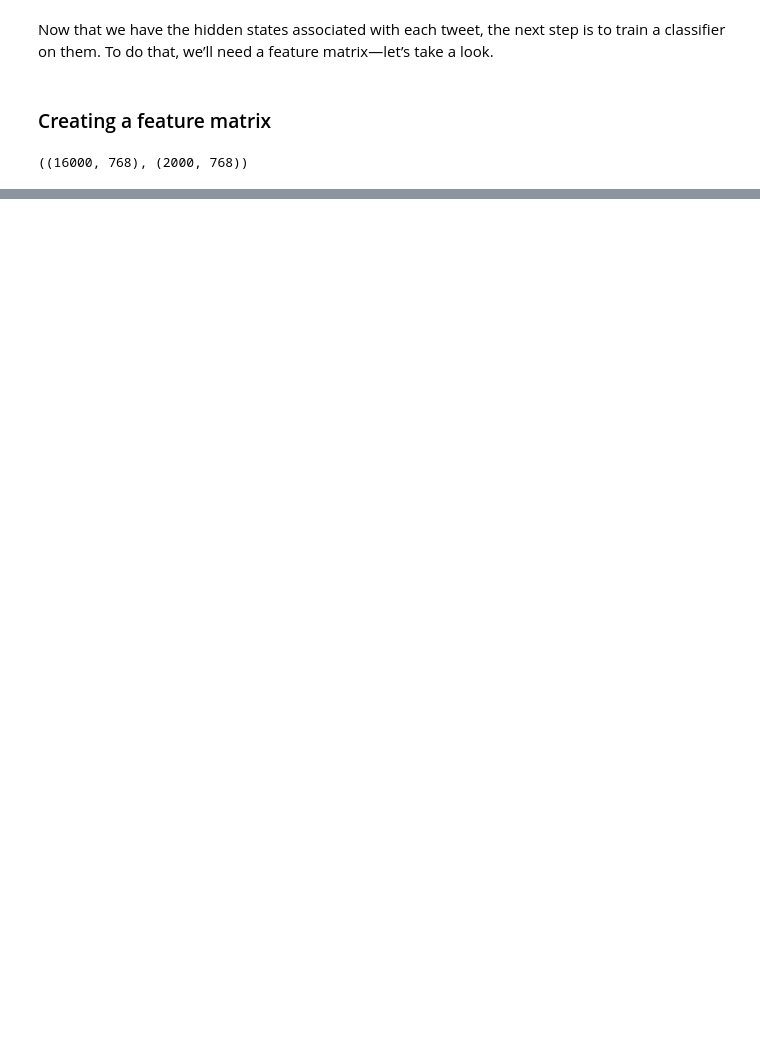
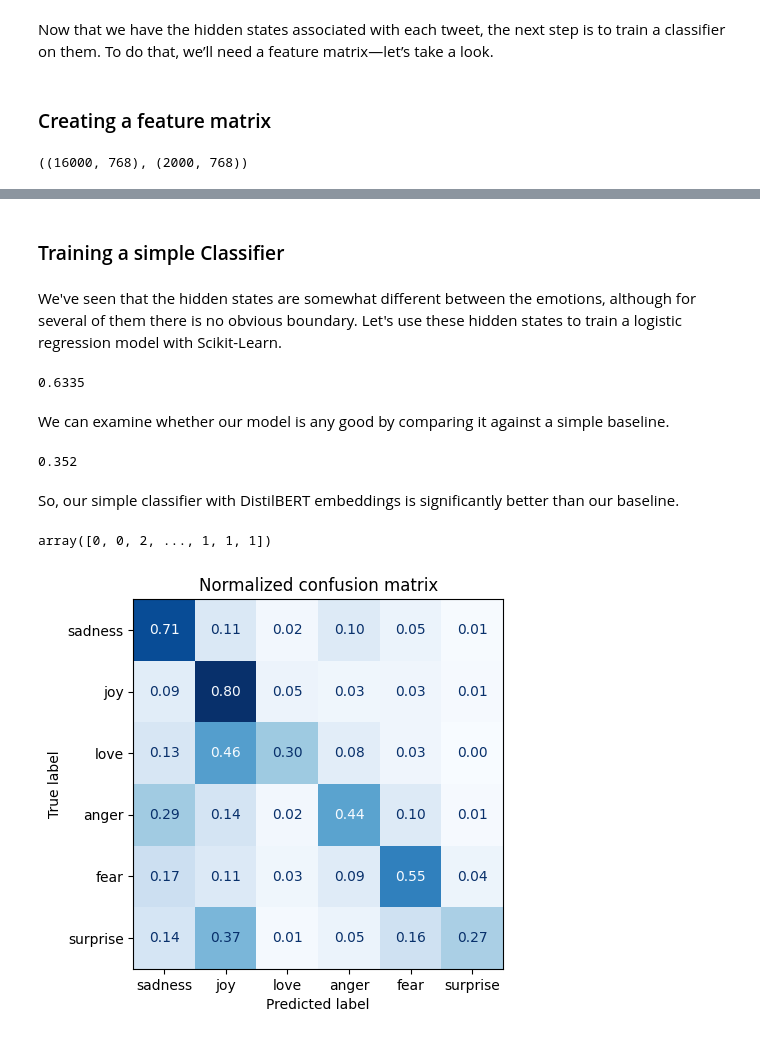
Before and after one commit to Sohaib9920/Transformer_Text_Classification, a Jupyter notebook: Transformer_Text_Classification.ipynb, the cells around one changed output, grey strips where cells are left out. Drawn from its saved outputs; the diff is of its cells as text; code cells hidden in the pictures; blank space fills up the shorter version.

```diff
--- a/Transformer_Text_Classification.ipynb
+++ b/Transformer_Text_Classification.ipynb
@@ -463,0 +567,33 @@ X_train.shape, X_valid.shape
+# %% [markdown]
+### Training a simple Classifier
+# %% [markdown]
+We've seen that the hidden states are somewhat different between the emotions, although for several of them there is no obvious boundary. Let's use these hidden states to train a logistic regression model with Scikit-Learn.
+# %%
+lr_clf = LogisticRegression(max_iter=3000)
+lr_clf.fit(X_train, y_train)
+lr_clf.score(X_valid, y_valid)
+# %% [output]
+0.6335
+# %% [markdown]
+We can examine whether our model is any good by comparing it
+against a simple baseline.
+# %%
+dummy_clf = DummyClassifier(strategy="most_frequent")
+dummy_clf.fit(X_train, y_train)
+dummy_clf.score(X_valid, y_valid)
+# %% [output]
+0.352
+# %% [markdown]
+So, our simple classifier with DistilBERT embeddings is significantly better than our
+baseline.
+# %%
+y_valid
+# %% [output]
+array([0, 0, 2, ..., 1, 1, 1])
+# %%
+ConfusionMatrixDisplay.from_estimator(lr_clf, X_valid, y_valid,
+                                      display_labels=labels, values_format=".2f",
+                                      normalize="true", cmap="Blues", colorbar=False)
+plt.title("Normalized confusion matrix");
+# %% [output]
+[figure, added]
```
Also changed, not shown: parts of 21 cells of this notebook.
